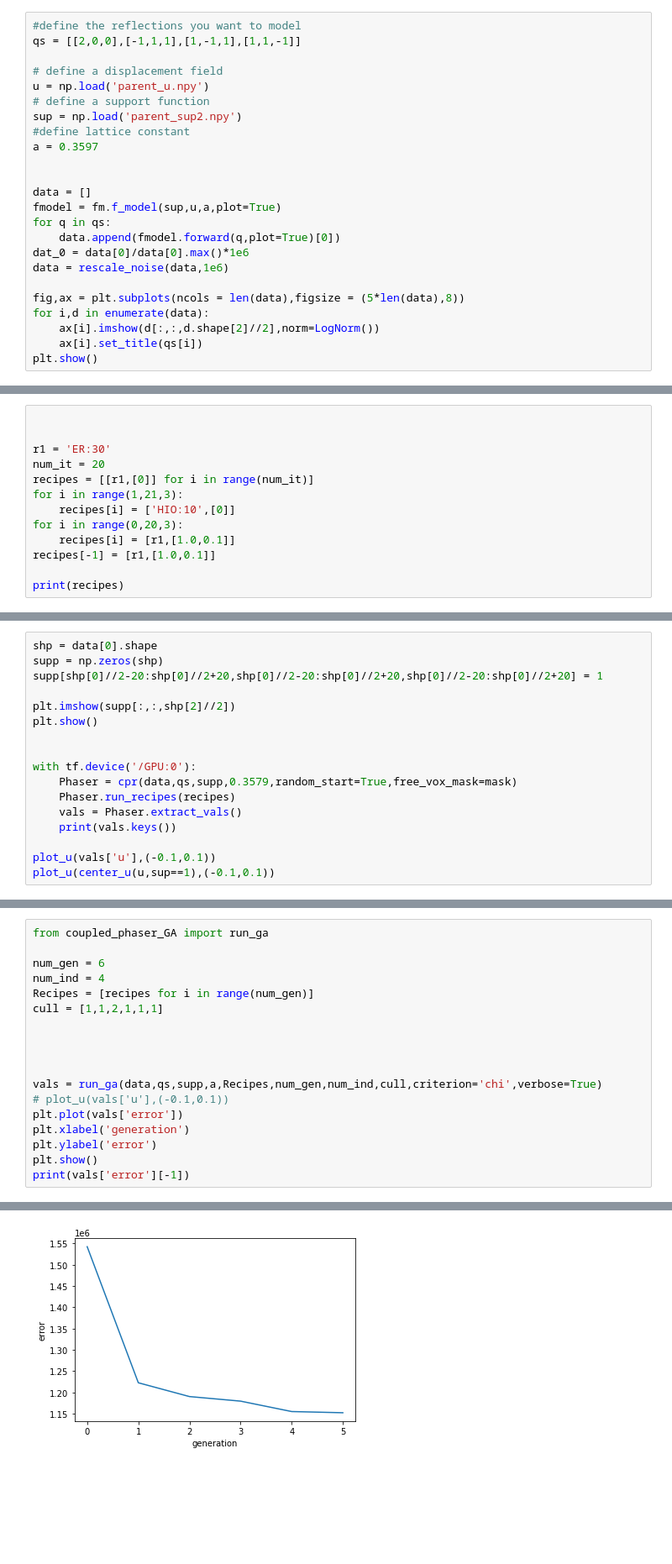
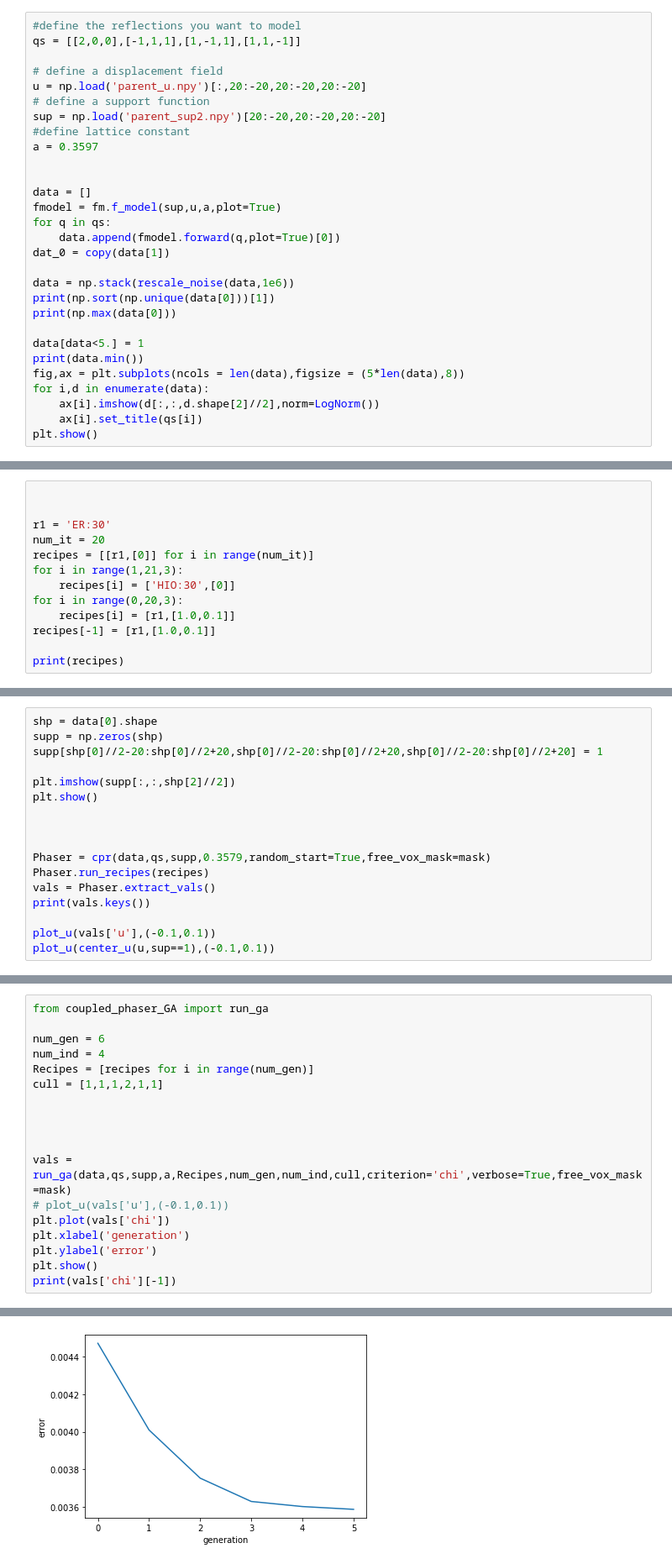
Before and after one commit to siddharth-maddali/Phaser, a Jupyter notebook: Tutorial.ipynb, the cells around one changed output, grey strips where cells are left out. Shown at 84% size. Cells and saved outputs as stored; diff of their text form; blank space fills up the shorter version.

```diff
--- a/Tutorial.ipynb
+++ b/Tutorial.ipynb
@@ -16,9 +17,9 @@ This is a simple forward model which isn't that realistic, as we just use discre
 qs = [[2,0,0],[-1,1,1],[1,-1,1],[1,1,-1]]
 
 # define a displacement field
-u = np.load('parent_u.npy')
+u = np.load('parent_u.npy')[:,20:-20,20:-20,20:-20]
 # define a support function
-sup = np.load('parent_sup2.npy')
+sup = np.load('parent_sup2.npy')[20:-20,20:-20,20:-20]
 #define lattice constant
 a = 0.3597
 
@@ -27,9 +28,14 @@ data = []
 fmodel = fm.f_model(sup,u,a,plot=True)
 for q in qs:
     data.append(fmodel.forward(q,plot=True)[0])
-dat_0 = data[0]/data[0].max()*1e6
-data = rescale_noise(data,1e6)
+dat_0 = copy(data[1])
 
+data = np.stack(rescale_noise(data,1e6))
+print(np.sort(np.unique(data[0]))[1])
+print(np.max(data[0]))
+
+data[data<5.] = 1
+print(data.min())
 fig,ax = plt.subplots(ncols = len(data),figsize = (5*len(data),8))
 for i,d in enumerate(data):
     ax[i].imshow(d[:,:,d.shape[2]//2],norm=LogNorm())
@@ -65,7 +125,7 @@ r1 = 'ER:30'
 num_it = 20
 recipes = [[r1,[0]] for i in range(num_it)]
 for i in range(1,21,3):
-    recipes[i] = ['HIO:10',[0]]
+    recipes[i] = ['HIO:30',[0]]
 for i in range(0,20,3):
     recipes[i] = [r1,[1.0,0.1]]
 recipes[-1] = [r1,[1.0,0.1]]
@@ -96,11 +157,11 @@ plt.imshow(supp[:,:,shp[2]//2])
 plt.show()
 
 
-with tf.device('/GPU:0'):
-    Phaser = cpr(data,qs,supp,0.3579,random_start=True,free_vox_mask=mask)
-    Phaser.run_recipes(recipes)
-    vals = Phaser.extract_vals()
-    print(vals.keys())
+
+Phaser = cpr(data,qs,supp,0.3579,random_start=True,free_vox_mask=mask)
+Phaser.run_recipes(recipes)
+vals = Phaser.extract_vals()
+print(vals.keys())
 
 plot_u(vals['u'],(-0.1,0.1))
 plot_u(center_u(u,sup==1),(-0.1,0.1))
@@ -119,18 +184,18 @@ from coupled_phaser_GA import run_ga
 num_gen = 6
 num_ind = 4
 Recipes = [recipes for i in range(num_gen)]
-cull = [1,1,2,1,1,1]
+cull = [1,1,1,2,1,1]
 
 
 
 
-vals = run_ga(data,qs,supp,a,Recipes,num_gen,num_ind,cull,criterion='chi',verbose=True)
+vals = run_ga(data,qs,supp,a,Recipes,num_gen,num_ind,cull,criterion='chi',verbose=True,free_vox_mask=mask)
 # plot_u(vals['u'],(-0.1,0.1))
-plt.plot(vals['error'])
+plt.plot(vals['chi'])
 plt.xlabel('generation')
 plt.ylabel('error')
 plt.show()
-print(vals['error'][-1])
+print(vals['chi'][-1])
 # %% [output]
 ##########################################################################################
 Generation: 0
@@ -231 +300 @@ Individual 0 Wins
-[figure, old version]
+[figure, new version]
```
Also changed, not shown: parts of 7 cells of this notebook, 6 other files.
